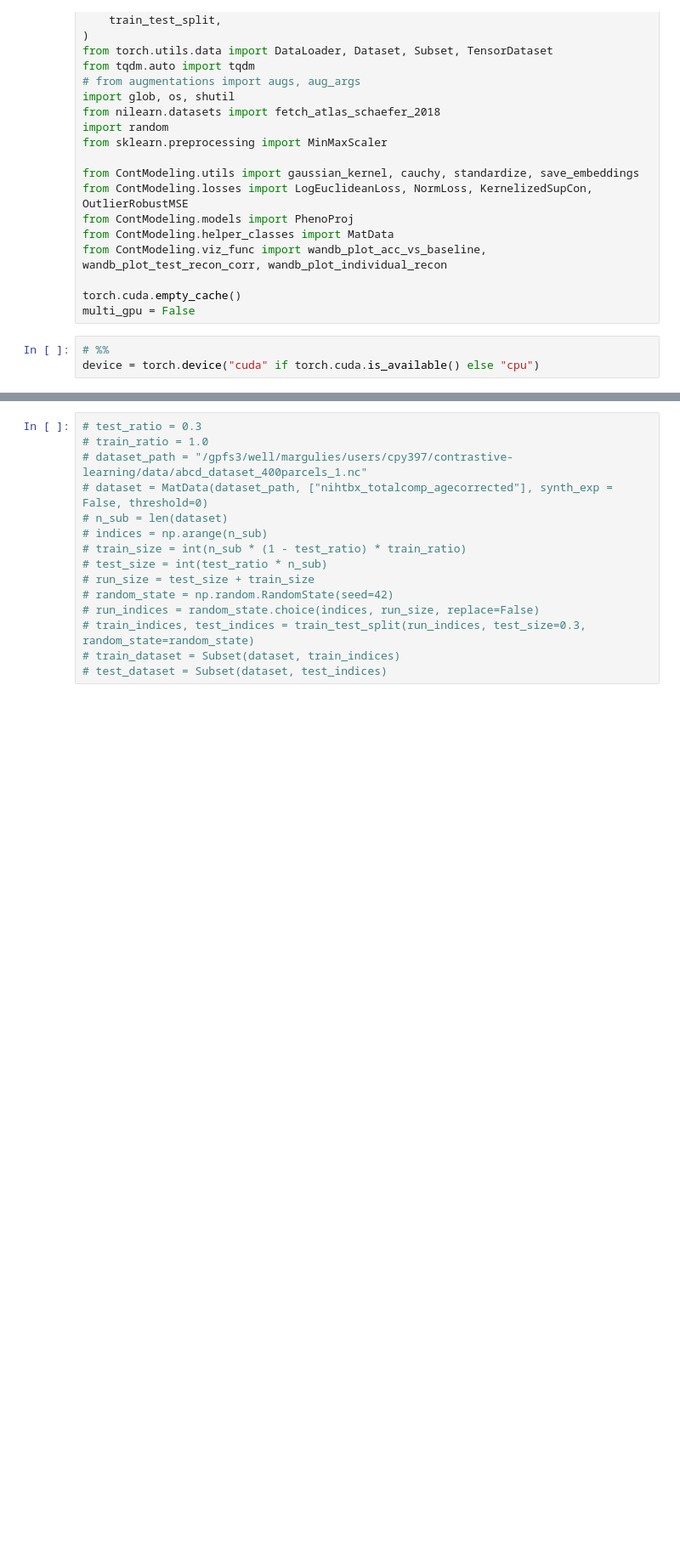
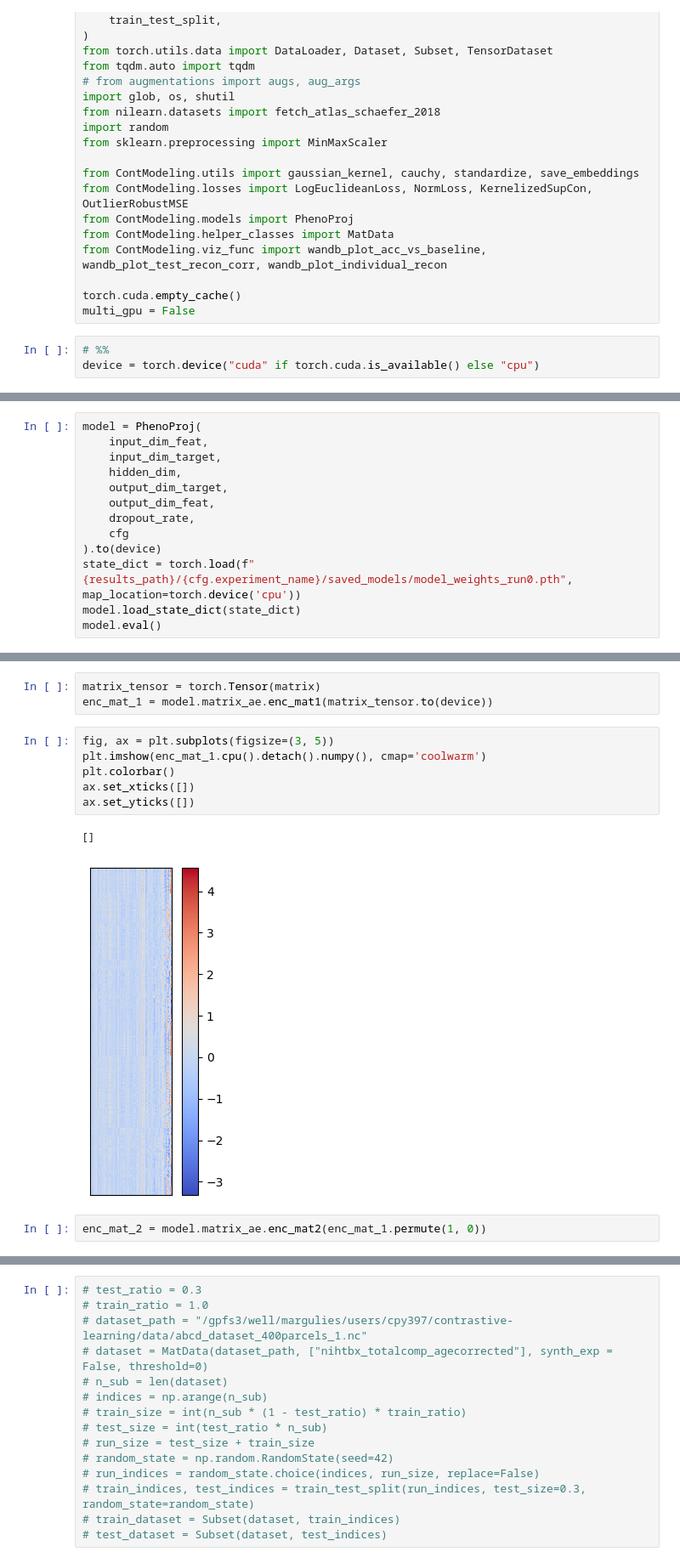
Before and after one commit to victoris93/contrastive-reg, a Jupyter notebook: lc_multivariate_2_abcd.ipynb, the cells around one changed output, grey strips where cells are left out. Shown at 85% size. Drawn from its saved outputs; the diff is of its cells as text; blank space fills up the shorter version.

```diff
--- a/lc_multivariate_2_abcd.ipynb
+++ b/lc_multivariate_2_abcd.ipynb
@@ -472,0 +545,13 @@ class ModelRun(submitit.helpers.Checkpointable):
+# %%
+model = PhenoProj(
+    input_dim_feat,
+    input_dim_target,
+    hidden_dim,
+    output_dim_target,
+    output_dim_feat,
+    dropout_rate,
+    cfg
+).to(device)
+state_dict = torch.load(f"{results_path}/{cfg.experiment_name}/saved_models/model_weights_run0.pth", map_location=torch.device('cpu'))
+model.load_state_dict(state_dict)
+model.eval()
@@ -472,0 +590,14 @@ class ModelRun(submitit.helpers.Checkpointable):
+# %%
+matrix_tensor = torch.Tensor(matrix)
+enc_mat_1 = model.matrix_ae.enc_mat1(matrix_tensor.to(device))
+# %%
+fig, ax = plt.subplots(figsize=(3, 5))
+plt.imshow(enc_mat_1.cpu().detach().numpy(), cmap='coolwarm')
+plt.colorbar()
+ax.set_xticks([])
+ax.set_yticks([])
+# %% [output]
+[]
+[figure, added]
+# %%
+enc_mat_2 = model.matrix_ae.enc_mat2(enc_mat_1.permute(1, 0))
```
Also changed, not shown: parts of 20 cells of this notebook.
